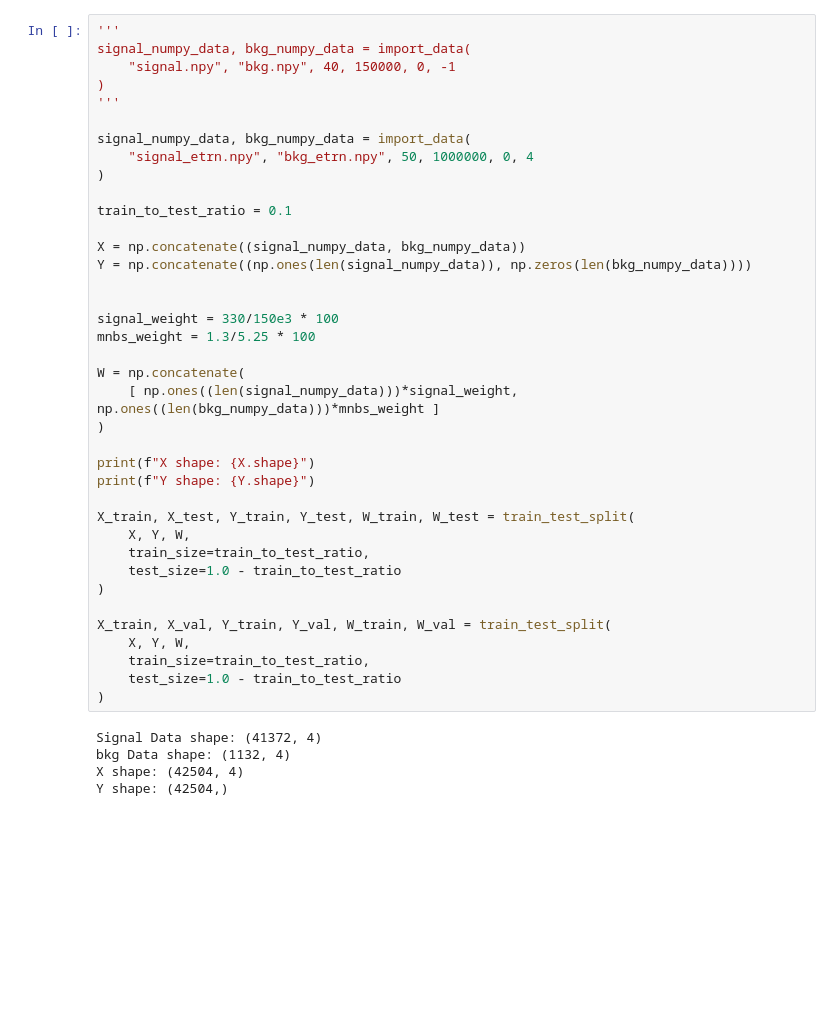
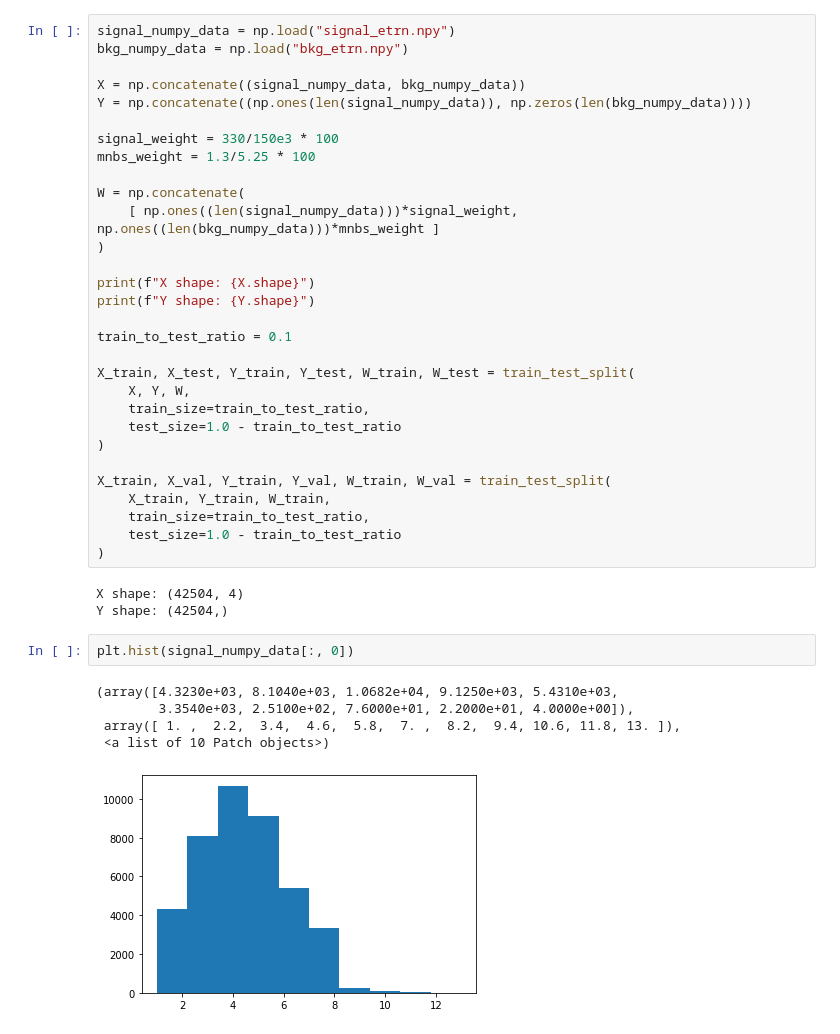
Before and after one commit to raeubaen/RadioMonteCarlo, a Jupyter notebook: XGBoost_RMC.ipynb, the cells around one changed output. Saved outputs shown, nothing was run; the diff lists cells and outputs as text; blank space fills up the shorter version.

```diff
--- a/XGBoost_RMC.ipynb
+++ b/XGBoost_RMC.ipynb
@@ -113,19 +65,9 @@ def import_data(signal_file, bkg_file, emin, nlim, read_from_txt, cols_cut):
 # %%
-'''
-signal_numpy_data, bkg_numpy_data = import_data(
-    "signal.npy", "bkg.npy", 40, 150000, 0, -1
-)
-'''
-
-signal_numpy_data, bkg_numpy_data = import_data(
-    "signal_etrn.npy", "bkg_etrn.npy", 50, 1000000, 0, 4
-)
-
-train_to_test_ratio = 0.1
+signal_numpy_data = np.load("signal_etrn.npy")
+bkg_numpy_data = np.load("bkg_etrn.npy")
 
 X = np.concatenate((signal_numpy_data, bkg_numpy_data))
 Y = np.concatenate((np.ones(len(signal_numpy_data)), np.zeros(len(bkg_numpy_data))))
-
 
 signal_weight = 330/150e3 * 100
 mnbs_weight = 1.3/5.25 * 100
@@ -137,6 +79,8 @@ W = np.concatenate(
 print(f"X shape: {X.shape}")
 print(f"Y shape: {Y.shape}")
 
+train_to_test_ratio = 0.1
+
 X_train, X_test, Y_train, Y_test, W_train, W_test = train_test_split(
     X, Y, W,
     train_size=train_to_test_ratio,
@@ -144,12 +88,18 @@ X_train, X_test, Y_train, Y_test, W_train, W_test = train_test_split(
 )
 
 X_train, X_val, Y_train, Y_val, W_train, W_val = train_test_split(
-    X, Y, W,
+    X_train, Y_train, W_train,
     train_size=train_to_test_ratio,
     test_size=1.0 - train_to_test_ratio
 )
 # %% [output]
-Signal Data shape: (41372, 4)
-bkg Data shape: (1132, 4)
 X shape: (42504, 4)
 Y shape: (42504,)
+# %%
+plt.hist(signal_numpy_data[:, 0])
+# %% [output]
+(array([4.3230e+03, 8.1040e+03, 1.0682e+04, 9.1250e+03, 5.4310e+03,
+        3.3540e+03, 2.5100e+02, 7.6000e+01, 2.2000e+01, 4.0000e+00]),
+ array([ 1. ,  2.2,  3.4,  4.6,  5.8,  7. ,  8.2,  9.4, 10.6, 11.8, 13. ]),
+ <a list of 10 Patch objects>)
+[figure, added]
```
Also changed, not shown: parts of 7 cells of this notebook.
